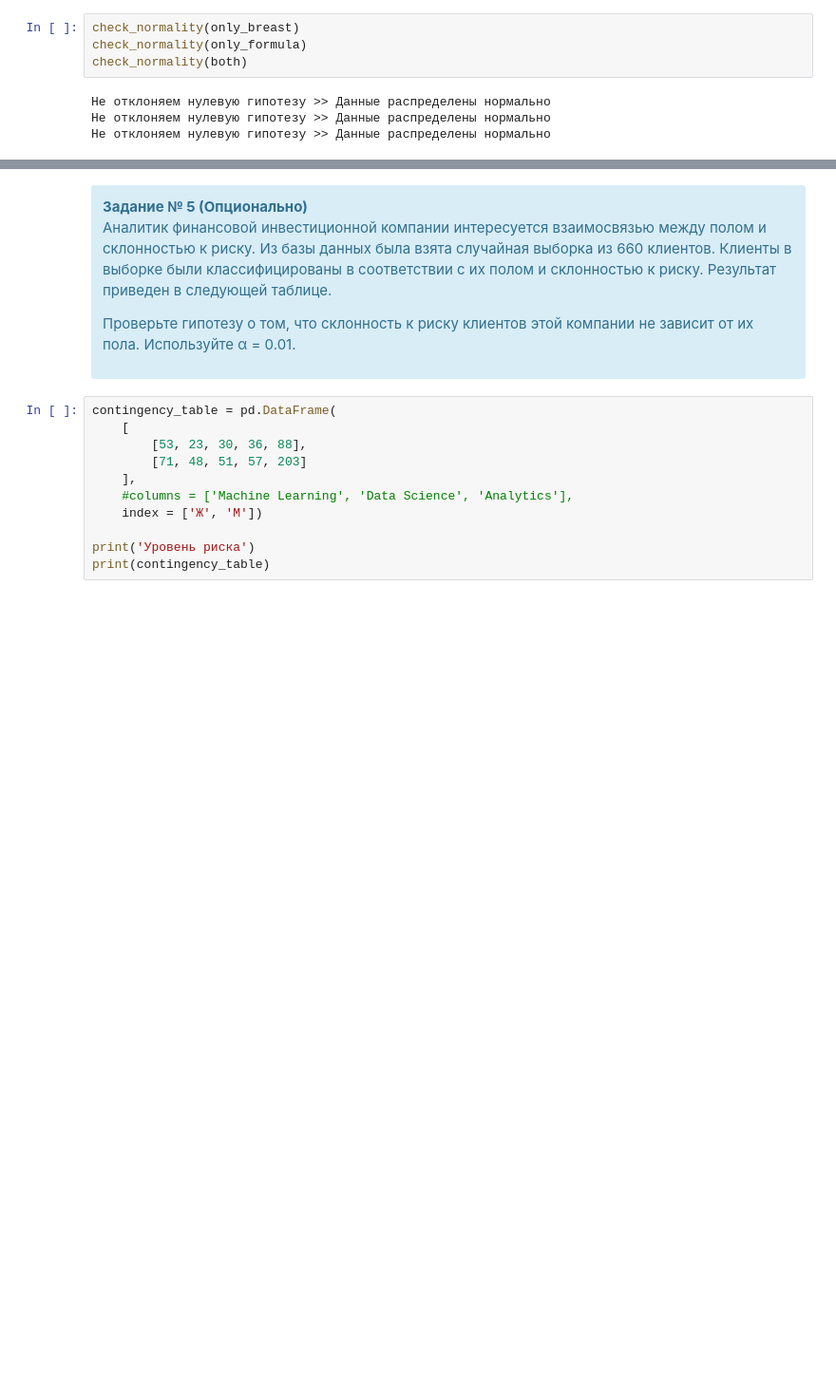
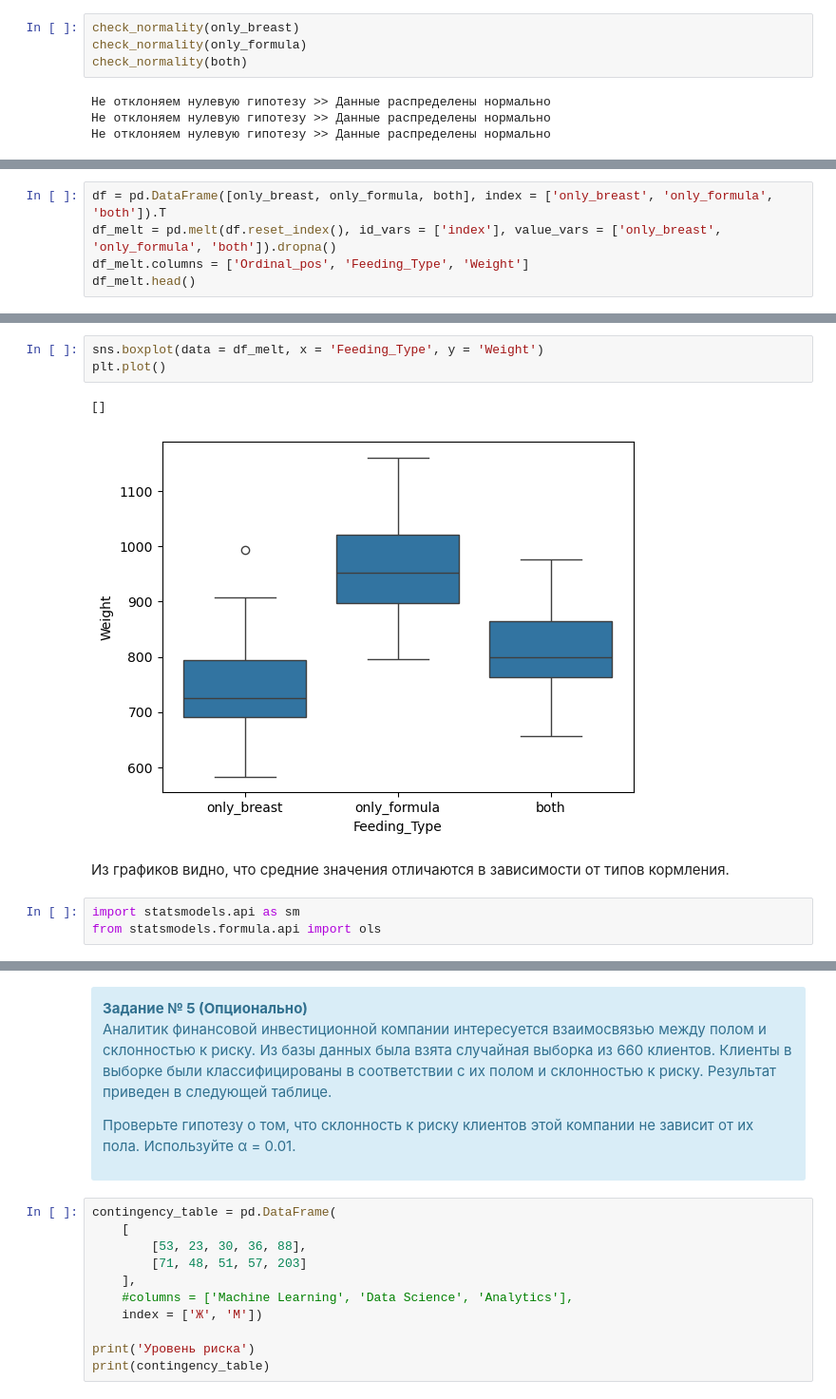
Before and after one commit to AlxndrVslv/Python_Statistics, a Jupyter notebook: HW2/Проверка гипотез.ipynb, the cells around one changed output, grey strips where cells are left out. Shown at 95% size. Drawn from its saved outputs; the diff is of its cells as text; blank space fills up the shorter version.

```diff
--- a/HW2/Проверка гипотез.ipynb
+++ b/HW2/Проверка гипотез.ipynb
@@ -135,0 +125,5 @@ else:
+# %%
+df = pd.DataFrame([only_breast, only_formula, both], index = ['only_breast', 'only_formula', 'both']).T
+df_melt = pd.melt(df.reset_index(), id_vars = ['index'], value_vars = ['only_breast', 'only_formula', 'both']).dropna()
+df_melt.columns = ['Ordinal_pos', 'Feeding_Type', 'Weight']
+df_melt.head()
@@ -135,0 +137,11 @@ else:
+# %%
+sns.boxplot(data = df_melt, x = 'Feeding_Type', y = 'Weight')
+plt.plot()
+# %% [output]
+[]
+[figure, added]
+# %% [markdown]
+Из графиков видно, что средние значения отличаются в зависимости от типов кормления.
+# %%
+import statsmodels.api as sm
+from statsmodels.formula.api import ols
```
Also changed, not shown: parts of 27 cells of this notebook.
